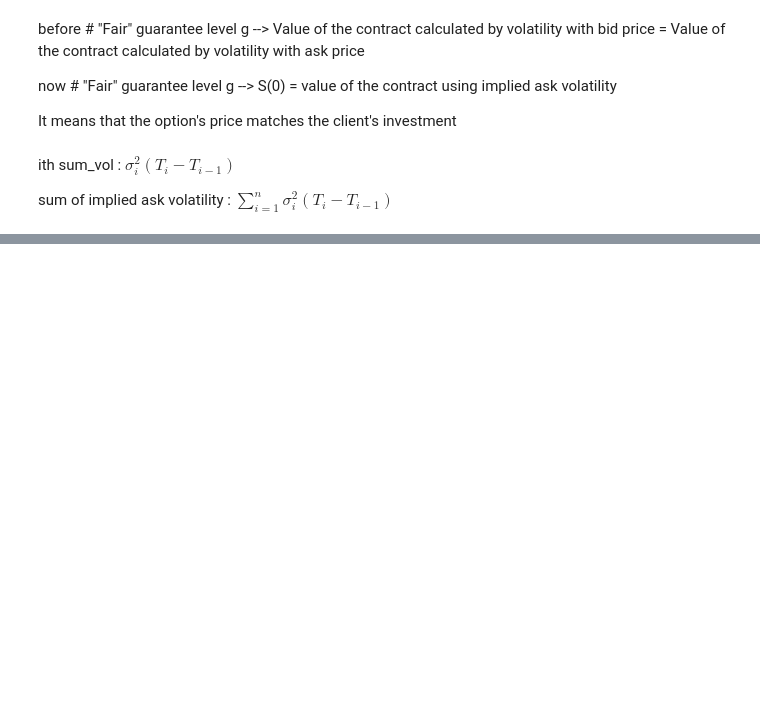
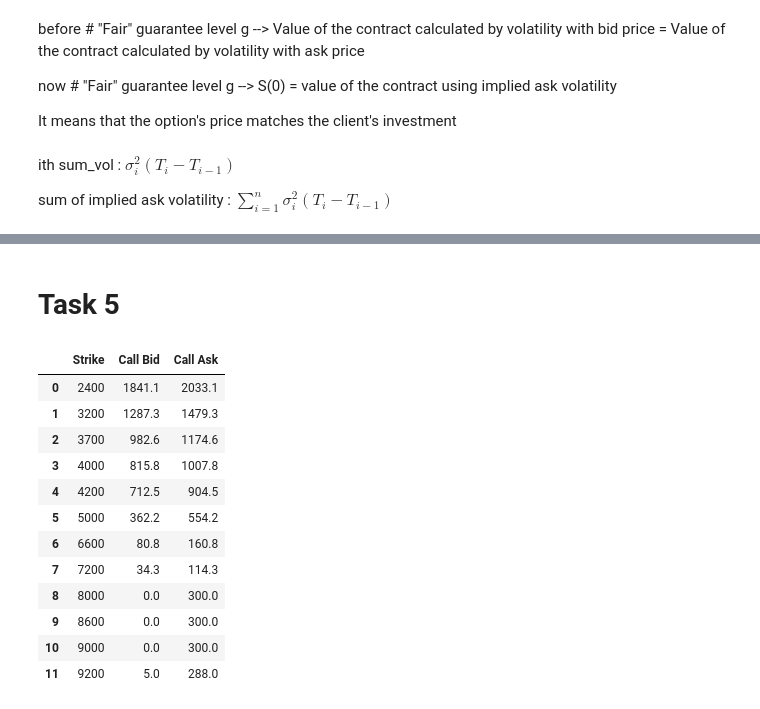
Before and after one commit to Thaigithub/UTS_FDSP_Assignment_Group, a Jupyter notebook: main.ipynb, the cells around one changed output, grey strips where cells are left out. Saved outputs shown, nothing was run; the diff lists cells and outputs as text; code cells hidden in the pictures; blank space fills up the shorter version.

```diff
--- a/main.ipynb
+++ b/main.ipynb
@@ -30,7 +30,8 @@ def data_preprocessing():
     df.reset_index(drop=True, inplace=True)
     columns = df.columns.tolist()
     return df[columns[:2]+['Call Price']+columns[2:6]+['Put Price']+columns[6:-2]]
-data_preprocessing()
+data_processed = data_preprocessing()
+data_processed
 # %% [output]
 |  | Expiration Date | Call Bid | Call Price | Call Ask | Call Volume | Strike | Put Bid | Put Price | Put Ask | ... |
 | 0 | 2022-03-09 | 1151.7 | 1160.30 | 1168.9 | 0 | 3000 | 0.0 | 0.025 | 0.05 | ... |
@@ -245 +248,28 @@ alpha :  0.75 guarantee g :  0.08828127453062391
   return fsolve(solver, initial_value)[0]
+# %% [markdown]
+# Task 5
+# %%
+def payoff(alpha, g, S):
+    data = data_processed[data_processed['Expiration Date'] == '2026-12-18'].copy()
+    data = data.filter(['Strike', 'Call Bid', 'Call Ask'], axis=1).reset_index(drop=True)
+    return data
+
+def min_hedge_cost(alpha, g):
+
+    pass
+
+payoff(.5, .03, 4170.7002)
+# %% [output]
+|  | Strike | Call Bid | Call Ask |
+| 0 | 2400 | 1841.1 | 2033.1 |
+| 1 | 3200 | 1287.3 | 1479.3 |
+| 2 | 3700 | 982.6 | 1174.6 |
+| 3 | 4000 | 815.8 | 1007.8 |
+| 4 | 4200 | 712.5 | 904.5 |
+| 5 | 5000 | 362.2 | 554.2 |
+| 6 | 6600 | 80.8 | 160.8 |
+| 7 | 7200 | 34.3 | 114.3 |
+| 8 | 8000 | 0.0 | 300.0 |
+| 9 | 8600 | 0.0 | 300.0 |
+| 10 | 9000 | 0.0 | 300.0 |
+| 11 | 9200 | 5.0 | 288.0 |
```
Also changed, not shown: parts of 3 cells of this notebook.
